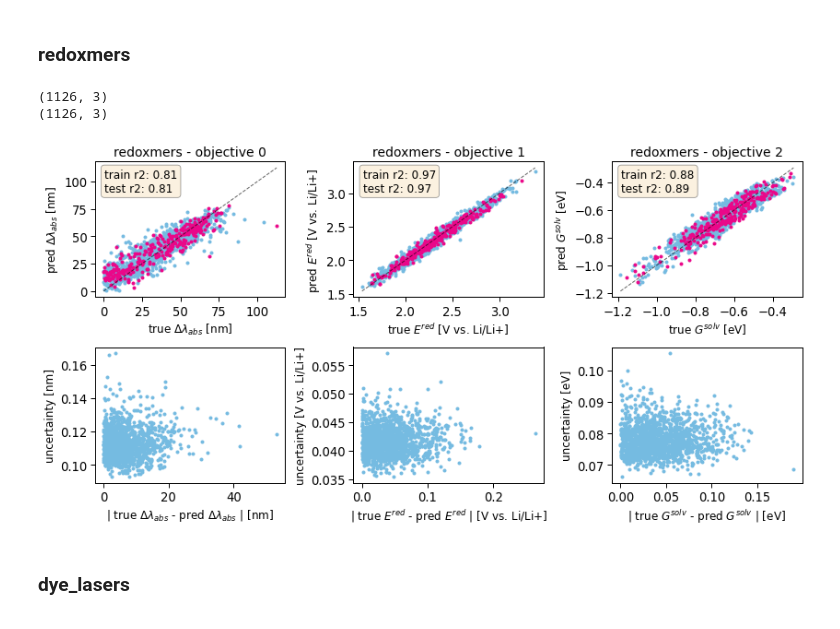
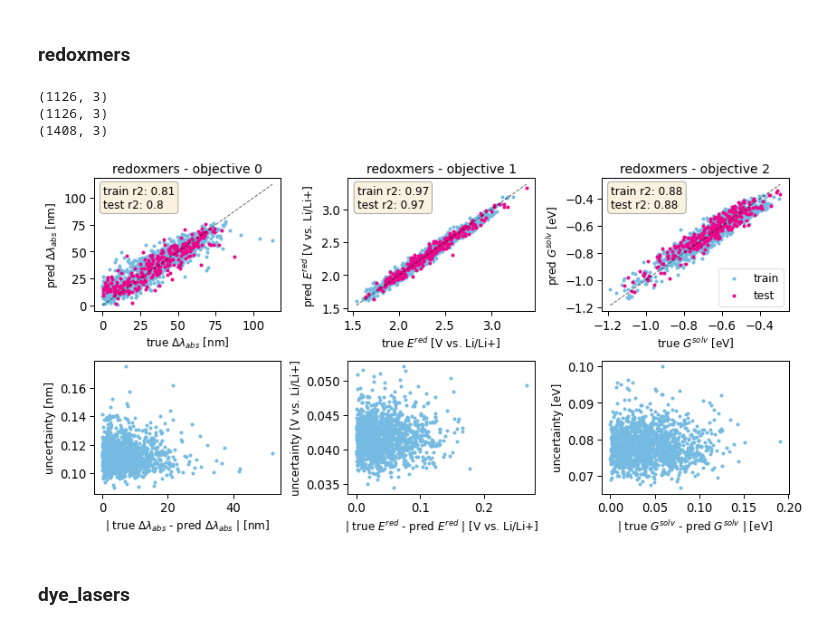
Before and after one commit to aspuru-guzik-group/olympus, a Jupyter notebook: case_studies/train_emulators/plot_emulator_performance.ipynb, the cells around one changed output. Cells and saved outputs as stored; diff of their text form; code cells hidden in the pictures.

```diff
--- a/case_studies/train_emulators/plot_emulator_performance.ipynb
+++ b/case_studies/train_emulators/plot_emulator_performance.ipynb
@@ -455,6 +456,10 @@ dataset_name = 'redoxmers'
 
 em = load_emulator(f'emulators_categorical/emulator_{dataset_name}_BayesNeuralNet')
 dataset = Dataset(kind=dataset_name)
+
+
+all_params = dataset.features.to_numpy()
+all_values = dataset.targets.to_numpy()
 
 train_params = dataset.train_set_features.to_numpy()
 train_values = dataset.train_set_targets.to_numpy()
@@ -464,9 +469,11 @@ test_values  = dataset.test_set_targets.to_numpy()
 train_preds, train_std_ep, train_std_al = em.run(train_params, num_samples=50)
 test_preds, test_std_ep, test_std_al  = em.run(test_params, num_samples=50)
 
+all_preds, all_std_ep, all_std_al = em.run(all_params, num_samples=50)
 
 print(train_values.shape)
 print(train_preds.shape)
+print(all_preds.shape)
 
 train_r2_0 = round(r2_score(train_values[:,0], train_preds[:,0]), 2)
 test_r2_0 = round(r2_score(test_values[:,0], test_preds[:,0]), 2)
@@ -479,6 +486,7 @@ test_r2_2 = round(r2_score(test_values[:,2], test_preds[:,2]), 2)
 # %% [output]
 (1126, 3)
 (1126, 3)
+(1408, 3)
 # %%
 fig, axes = plt.subplots(2, 3, figsize=(12, 6))
 
@@ -518,8 +526,11 @@ axes[0,0].plot([min_, max_], [min_, max_], ls='--', c='k', lw=1, alpha=0.6)
 
 all_preds = np.concatenate((train_preds[:,0], test_preds[:,0]))
 all_values = np.concatenate((train_values[:,0], test_values[:,0]))
-all_sigma_ep = np.concatenate((train_std_ep[:,0], test_std_ep[:,0]))
-all_sigma_al = np.concatenate((train_std_al[:,0], test_std_al[:,0]))
+# all_sigma_ep = np.concatenate((train_std_ep[:,0], test_std_ep[:,0]))
+# all_sigma_al = np.concatenate((train_std_al[:,0], test_std_al[:,0]))
+all_sigma_ep = all_std_ep[:, 0]
+all_sigma_al = all_std_al[:, 0]
+
 
 axes[1,0].plot(
     np.abs(all_preds.ravel()-all_values.ravel()),
@@ -587,8 +598,10 @@ axes[0,1].plot([min_, max_], [min_, max_], ls='--', c='k', lw=1, alpha=0.6)
 
 all_preds = np.concatenate((train_preds[:,1], test_preds[:,1]))
 all_values = np.concatenate((train_values[:,1], test_values[:,1]))
-all_sigma_ep = np.concatenate((train_std_ep[:,1], test_std_ep[:,1]))
-all_sigma_al = np.concatenate((train_std_al[:,1], test_std_al[:,1]))
+# all_sigma_ep = np.concatenate((train_std_ep[:,1], test_std_ep[:,1]))
+# all_sigma_al = np.concatenate((train_std_al[:,1], test_std_al[:,1]))
+all_sigma_ep = all_std_ep[:, 1]
+all_sigma_al = all_std_al[:, 1]
 
 axes[1,1].plot(
     np.abs(all_preds.ravel()-all_values.ravel()),
@@ -655,8 +668,11 @@ axes[0,2].plot([min_, max_], [min_, max_], ls='--', c='k', lw=1, alpha=0.6)
 
 all_preds = np.concatenate((train_preds[:,2], test_preds[:,2]))
 all_values = np.concatenate((train_values[:,2], test_values[:,2]))
-all_sigma_ep = np.concatenate((train_std_ep[:,2], test_std_ep[:,2]))
-all_sigma_al = np.concatenate((train_std_al[:,2], test_std_al[:,2]))
+# all_sigma_ep = np.concatenate((train_std_ep[:,2], test_std_ep[:,2]))
+# all_sigma_al = np.concatenate((train_std_al[:,2], test_std_al[:,2]))
+all_sigma_ep = all_std_ep[:, 2]
+all_sigma_al = all_std_al[:, 2]
+
 
 axes[1,2].plot(
     np.abs(all_preds.ravel()-all_values.ravel()),
@@ -664,31 +680,34 @@ axes[1,2].plot(
     c="#75BBE1",
     ls='',
     marker='o',
     markersize=3,
 )
 
 axes[0,2].set_xlabel(r'true $G^{solv}$ [eV]', fontsize=12)
 axes[0,2].set_ylabel(r'pred $G^{solv}$ [eV]', fontsize=12)
 axes[0,2].set_title(dataset_name+' - objective 2', fontsize=14)
 
 
 axes[1,2].set_xlabel(r'| true $G^{solv}$ - pred $G^{solv}$ | [eV]', fontsize=12)
 axes[1,2].set_ylabel(r'uncertainty [eV]', fontsize=12)
 
 
 str_ = f'train r2: {train_r2_2}\ntest r2: {test_r2_2}'
 props = dict(boxstyle='round', facecolor='wheat', alpha=0.4)
 axes[0,2].text(
     0.05,
     0.95,
     str_,
     transform=axes[0,2].transAxes,
     fontsize=12,
     verticalalignment='top',
     bbox=props,
 )
 
+axes[0, 2].legend(loc='lower right', fontsize=12)
+
 
 plt.tight_layout()
+plt.savefig('redoxmers_pred_uncertainties.png', dpi=400)
 # %% [output]
-[figure, old version]
+[figure, new version]
```
Also changed, not shown: parts of 19 cells of this notebook, 28 other files.
